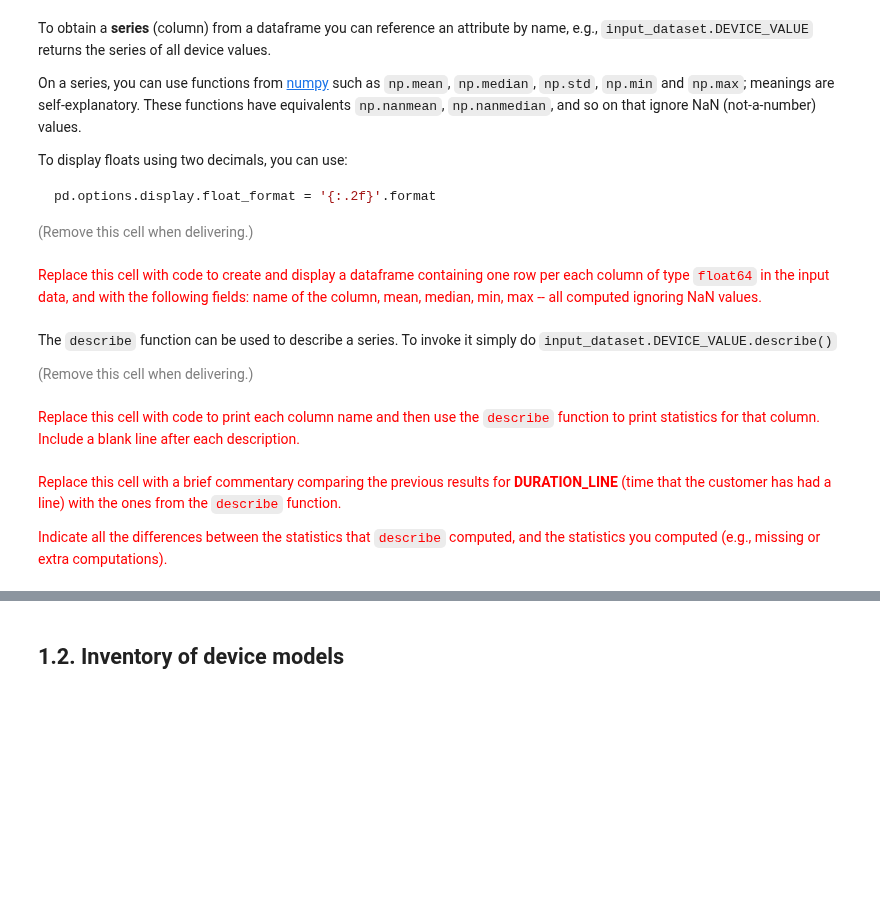
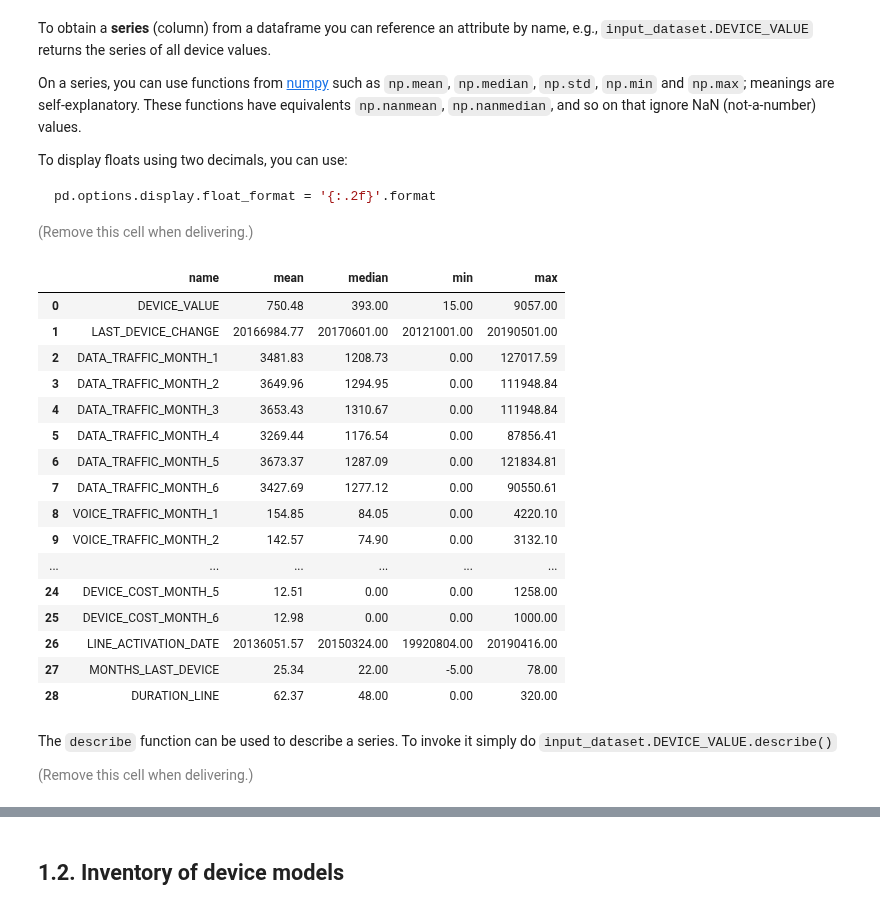
Before and after one commit to LucaFranceschi01/MDM-2024, a Jupyter notebook: ps01_02/ps01_02_data_preparation.ipynb, the cells around one changed output, grey strips where cells are left out. Cells and saved outputs as stored; diff of their text form; code cells hidden in the pictures; blank space fills up the shorter version.

```diff
--- a/ps01_02/ps01_02_data_preparation.ipynb
+++ b/ps01_02/ps01_02_data_preparation.ipynb
@@ -111,0 +116,7 @@ Create a dataframe named `column_type_df` containing the name of each column, it
+# %%
+column_type = []
+for column in input_dataset.columns:
+    column_type.append({'name': column, 'type': input_dataset[column].dtype,
+                        'distinct': input_dataset[column].nunique(), 'size': input_dataset[column].size})
+column_type_df = pd.DataFrame(column_type, columns=['name', 'type', 'distinct', 'size'])
+display(column_type_df)
@@ -122,15 +151,35 @@ pd.options.display.float_format = '{:.2f}'.format
 
 
 <font size="-1" color="gray">(Remove this cell when delivering.)</font>
-# %% [markdown]
-<font size="+1" color="red">Replace this cell with code to create and display a dataframe containing one row per each column of type ``float64`` in the input data, and with the following fields: name of the column, mean, median, min, max -- all computed ignoring NaN values.</font>
+# %%
+basic_descriptors = []
+
+for col in column_type_df[column_type_df.type=='float64'].name:
+    series = input_dataset[col]
+    basic_descriptors.append({'name': col, 'mean': np.nanmean(series), 'median': np.nanmedian(series), 'min': np.nanmin(series), 'max': np.nanmax(series)})
+
+basic_descriptors_df = pd.DataFrame(basic_descriptors, columns=['name', 'mean', 'median', 'min', 'max'])
+pd.options.display.float_format = '{:.2f}'.format
+display(basic_descriptors_df)
+# %% [output]
+|  | name | mean | median | min | max |
+| 0 | DEVICE_VALUE | 750.48 | 393.00 | 15.00 | 9057.00 |
+| 1 | LAST_DEVICE_CHANGE | 20166984.77 | 20170601.00 | 20121001.00 | 20190501.00 |
+| 2 | DATA_TRAFFIC_MONTH_1 | 3481.83 | 1208.73 | 0.00 | 127017.59 |
+| 3 | DATA_TRAFFIC_MONTH_2 | 3649.96 | 1294.95 | 0.00 | 111948.84 |
+| 4 | DATA_TRAFFIC_MONTH_3 | 3653.43 | 1310.67 | 0.00 | 111948.84 |
+| 5 | DATA_TRAFFIC_MONTH_4 | 3269.44 | 1176.54 | 0.00 | 87856.41 |
+| 6 | DATA_TRAFFIC_MONTH_5 | 3673.37 | 1287.09 | 0.00 | 121834.81 |
+| 7 | DATA_TRAFFIC_MONTH_6 | 3427.69 | 1277.12 | 0.00 | 90550.61 |
+| 8 | VOICE_TRAFFIC_MONTH_1 | 154.85 | 84.05 | 0.00 | 4220.10 |
+| 9 | VOICE_TRAFFIC_MONTH_2 | 142.57 | 74.90 | 0.00 | 3132.10 |
+| ... | ... | ... | ... | ... | ... |
+| 24 | DEVICE_COST_MONTH_5 | 12.51 | 0.00 | 0.00 | 1258.00 |
+| 25 | DEVICE_COST_MONTH_6 | 12.98 | 0.00 | 0.00 | 1000.00 |
+| 26 | LINE_ACTIVATION_DATE | 20136051.57 | 20150324.00 | 19920804.00 | 20190416.00 |
+| 27 | MONTHS_LAST_DEVICE | 25.34 | 22.00 | -5.00 | 78.00 |
+| 28 | DURATION_LINE | 62.37 | 48.00 | 0.00 | 320.00 |
 # %% [markdown]
 The `describe` function can be used to describe a series. To invoke it simply do `input_dataset.DEVICE_VALUE.describe()`
 
 <font size="-1" color="gray">(Remove this cell when delivering.)</font>
-# %% [markdown]
-<font size="+1" color="red">Replace this cell with code to print each column name and then use the `describe` function to print statistics for that column. Include a blank line after each description.</font>
-# %% [markdown]
-<font size="+1" color="red">Replace this cell with a brief commentary comparing the previous results for **DURATION_LINE** (time that the customer has had a line) with the ones from the `describe` function.</font>
-
-<font size="+1" color="red">Indicate all the differences between the statistics that `describe` computed, and the statistics you computed (e.g., missing or extra computations).</font>
```
Also changed, not shown: parts of 11 cells of this notebook.
